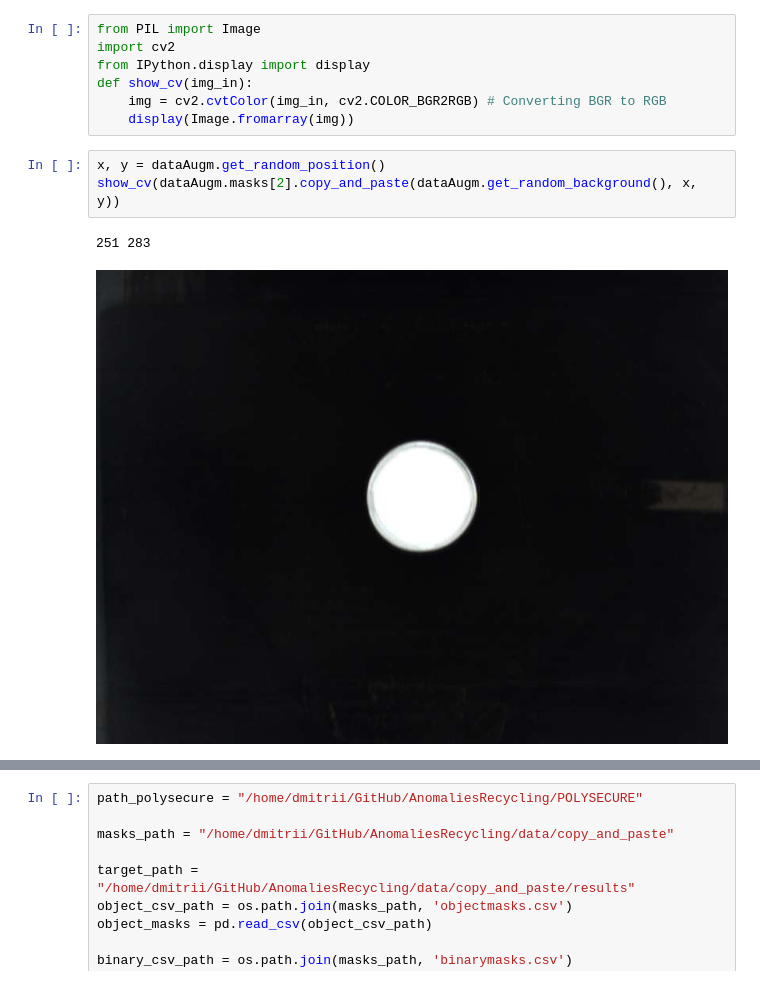
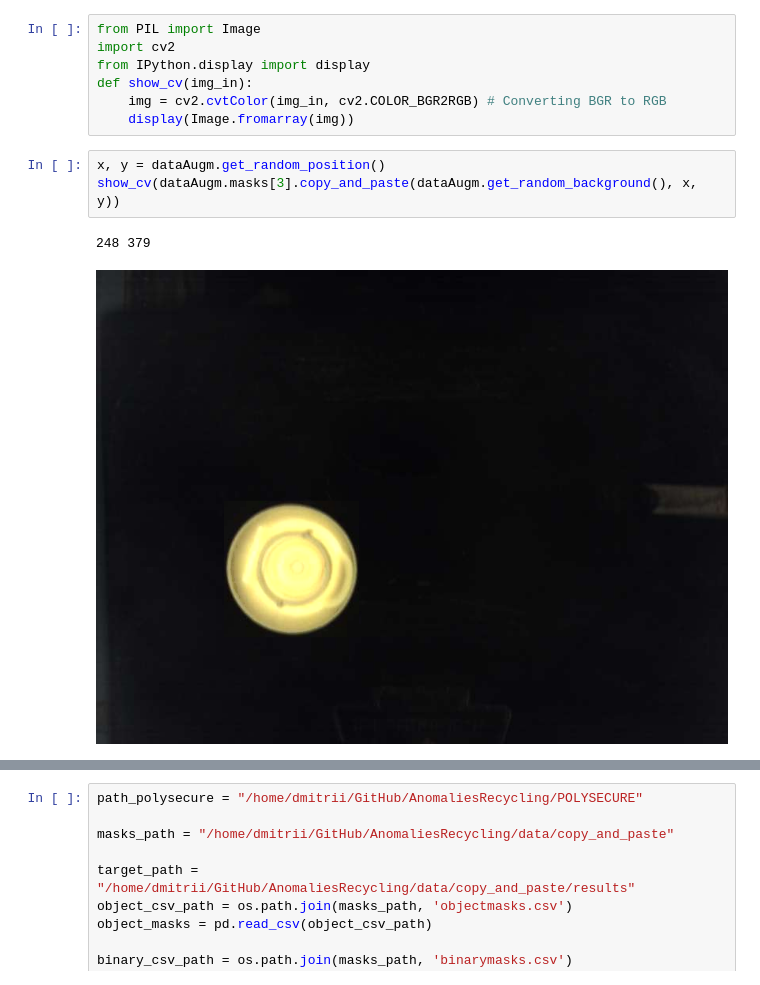
Before and after one commit to eismont21/AnomaliesRecycling, a Jupyter notebook: notebooks/DataAugmentation.ipynb, the cells around one changed output, grey strips where cells are left out. Saved outputs shown, nothing was run; the diff lists cells and outputs as text.

```diff
--- a/notebooks/DataAugmentation.ipynb
+++ b/notebooks/DataAugmentation.ipynb
@@ -50,7 +50,7 @@ def show_cv(img_in):
     display(Image.fromarray(img))
 # %%
 x, y = dataAugm.get_random_position()
-show_cv(dataAugm.masks[2].copy_and_paste(dataAugm.get_random_background(), x, y))
+show_cv(dataAugm.masks[3].copy_and_paste(dataAugm.get_random_background(), x, y))
 # %% [output]
-251 283
+248 379
-[figure, old version]
+[figure, new version]
```
Also changed, not shown: parts of 1 cell of this notebook, 1 other file.
